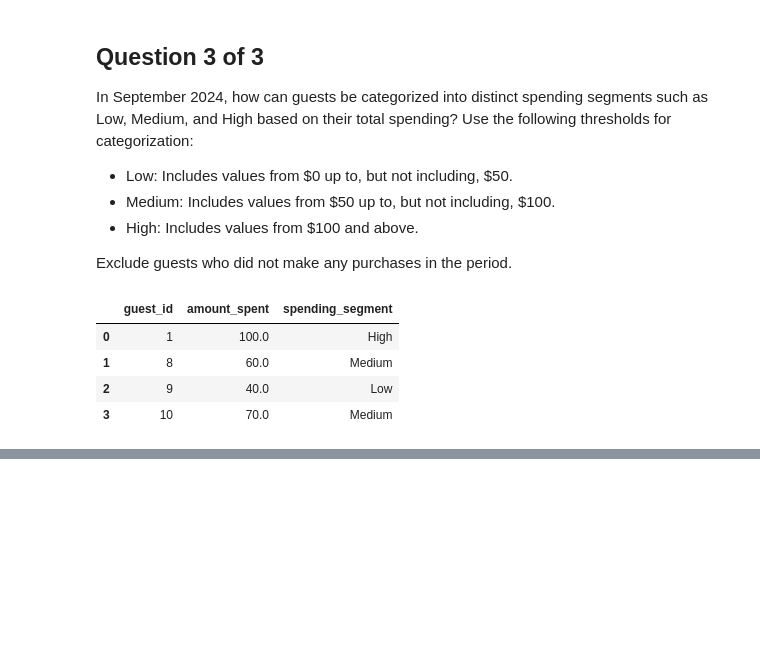
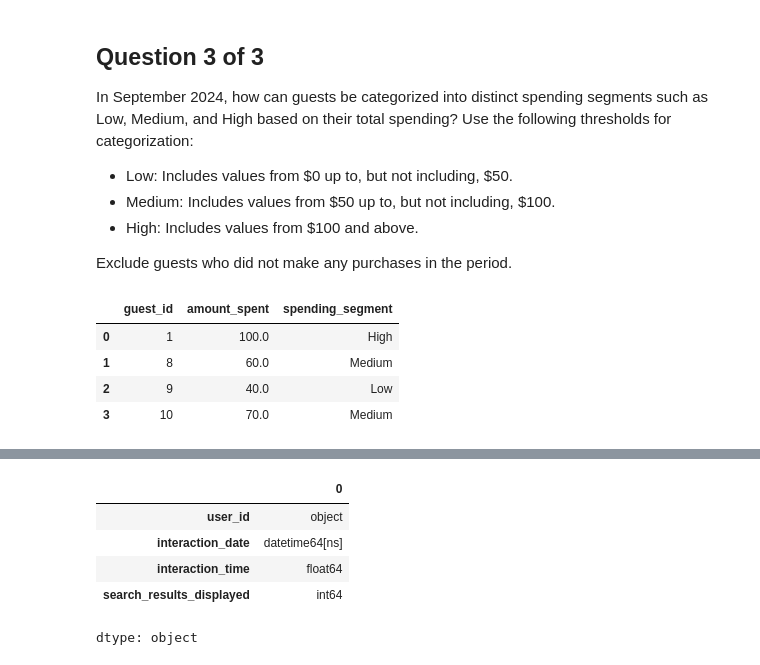
Before and after one commit to Haris-09/Python-Summer-Party-Challenge, a Jupyter notebook: Python_Summer_Party.ipynb, the cells around one changed output, grey strips where cells are left out. Drawn from its saved outputs; the diff is of its cells as text; code cells hidden in the pictures; blank space fills up the shorter version.

```diff
--- a/Python_Summer_Party.ipynb
+++ b/Python_Summer_Party.ipynb
@@ -328,0 +401,13 @@ display(total_spending_september)
+# %%
+user_engagement_data = pd.DataFrame(user_engagement_data, columns=['user_id',   'interaction_date',     'interaction_time',     'search_results_displayed'],)
+user_engagement_data['interaction_date'] = pd.to_datetime(user_engagement_data['interaction_date'])
+user_engagement_data['interaction_time'] = user_engagement_data['interaction_time'].replace('', np.nan)
+user_engagement_data['interaction_time'] = user_engagement_data['interaction_time'].astype(float)
+user_engagement_data.dtypes
+# %% [output]
+|  | 0 |
+| user_id | object |
+| interaction_date | datetime64[ns] |
+| interaction_time | float64 |
+| search_results_displayed | int64 |
+dtype: object
```
Also changed, not shown: parts of 5 cells of this notebook.
